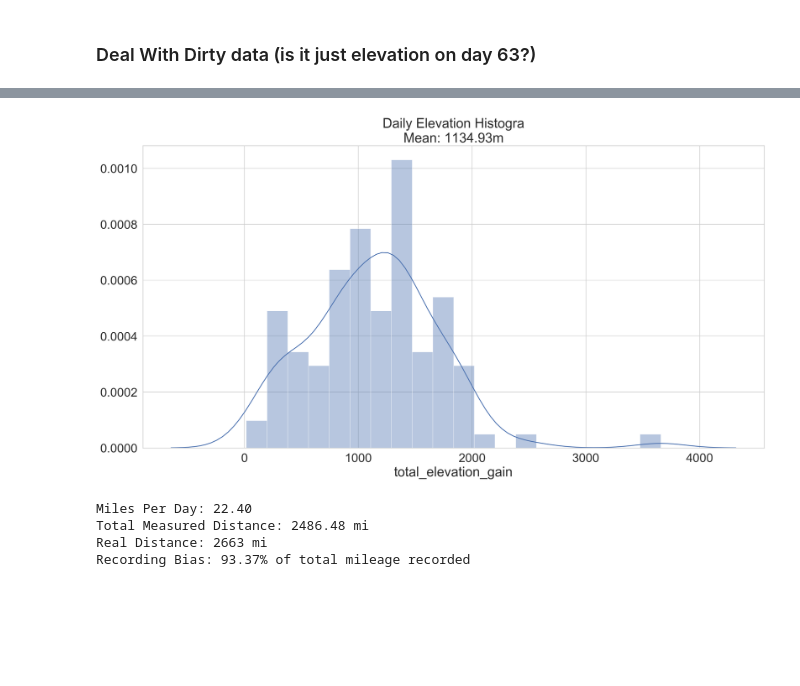
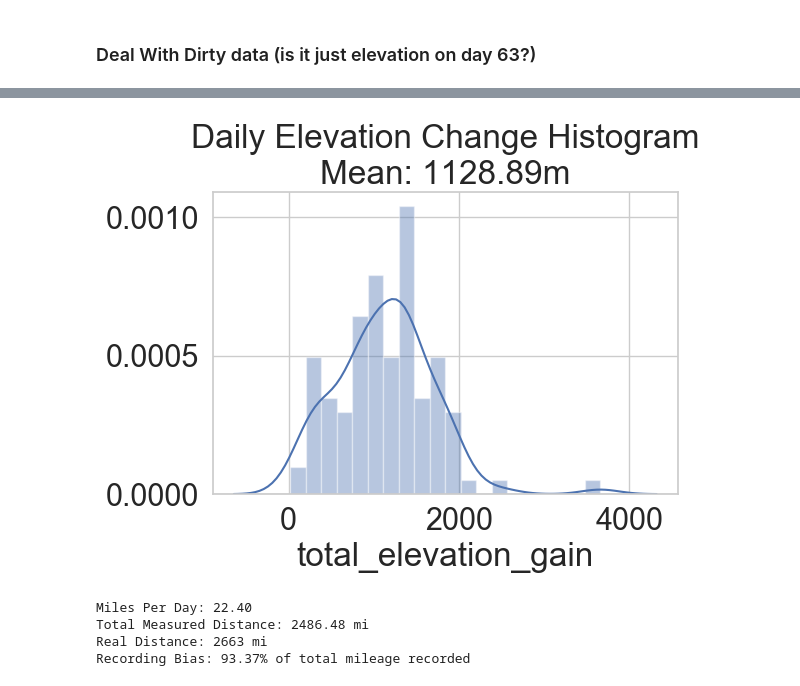
Before and after one commit to narner90/pct-2019, a Jupyter notebook: src/pct2019/notebooks/strava_test.ipynb, the cells around one changed output, grey strips where cells are left out. Drawn from its saved outputs; the diff is of its cells as text; code cells hidden in the pictures; blank space fills up the shorter version.

```diff
--- a/src/pct2019/notebooks/strava_test.ipynb
+++ b/src/pct2019/notebooks/strava_test.ipynb
@@ -105,6 +103,7 @@ pct = {
     'km': [float(a.distance / 1000) for a in pct_raw],
     'label': [a.name for a in pct_raw],
     'total_elevation_gain': [float(a.total_elevation_gain) for a in pct_raw],
+    'activity_id': [a.id for a in pct_raw]
 }
 pct = pd.DataFrame.from_dict(pct).dropna()
 pct.head(20)
@@ -157,10 +159,10 @@ plt.show()
 # %%
-f, axarr = plt.subplots(figsize=(20, 10), dpi=200)
-plt.title(f'Daily Elevation Histogram\nMean: {pct.total_elevation_gain.mean():.2f}m')
+f, axarr = plt.subplots(figsize=(6, 4), dpi=100)
+plt.title(f'Daily Elevation Change Histogram\nMean: {pct.total_elevation_gain.mean():.2f}m')
 sns.distplot(pct.total_elevation_gain, bins=20)
 plt.show()
 # %% [output]
-[figure, old version]
+[figure, new version]
 # %%
 km_to_mi = 0.621371
 total_pct_miles = 2663
```
Also changed, not shown: parts of 14 cells of this notebook.
